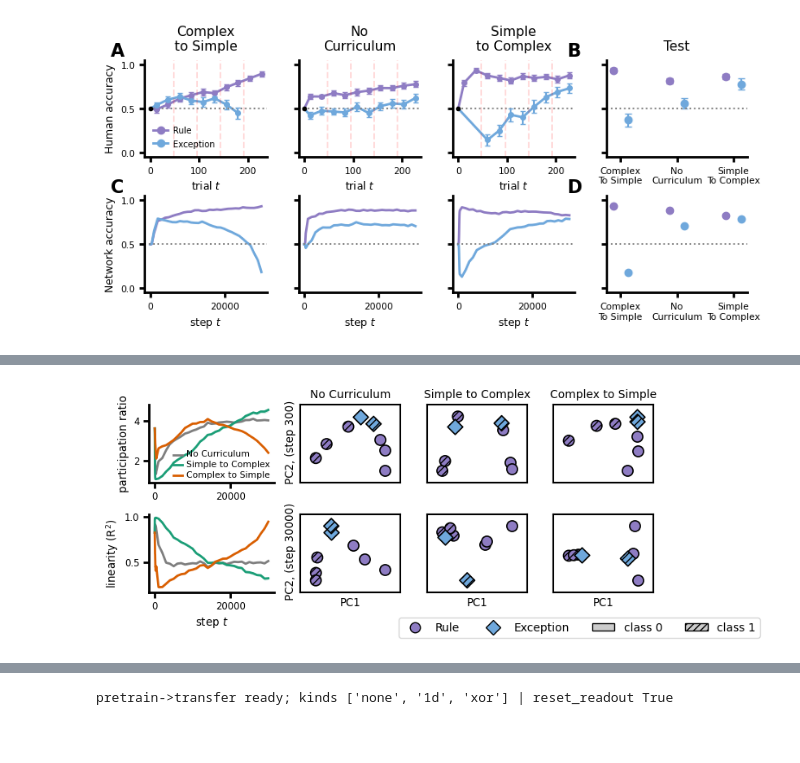
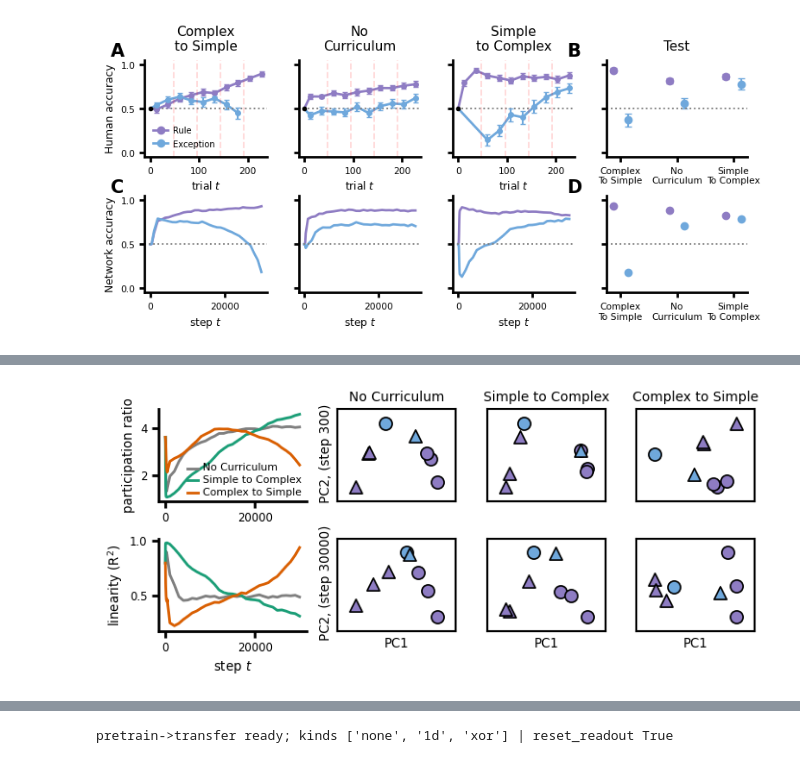
Before and after one commit to licezhang/curriculum_unlearning, a Jupyter notebook: modelling/blob_analysis_stripped.ipynb, the cells around one changed output, grey strips where cells are left out. Cells and saved outputs as stored; diff of their text form; code cells hidden in the pictures; blank space fills up the shorter version.

```diff
--- a/modelling/blob_analysis_stripped.ipynb
+++ b/modelling/blob_analysis_stripped.ipynb
@@ -597,8 +597,8 @@ plt.tight_layout(); plt.show()
 [figure]
 # %%
 from blob_training import spectrum_for_pr, random_init_state
-PR_VALUES = [1.0, 1.1, 1.2, 1.25, 1.5, 1.75, 2.0, 2.5, 3.0]
-
+# PR_VALUES = [1.0, 1.1, 1.2, 1.25, 1.5, 1.75, 2.0, 2.5, 3.0]
+PR_VALUES = np.logspace(0, np.log10(3.0), 15)   # 20 values from 1.0 to 3.0 (log-spaced)
 cmap = plt.cm.viridis(np.linspace(0.05, 0.9, len(PR_VALUES)))
 Wf = random_init_state(400, FIG_HIDDEN, FIG_INIT, 0.01, False,
                        torch.Generator(device=DEVICE).manual_seed(0), DEVICE)['W0']
@@ -629,6 +629,6 @@ plt.tight_layout(); plt.show()
 # %%
-STEP_VALUES = [1500, 2000, 2500, 3000, 5000, 10000]   # rows; each needs its OWN run (see note)
-
+STEP_VALUES = [1500, 2500]   # rows; each needs its OWN run (see note)
+FIG_SEEDS  = 100         # more = tighter SEM bands (slower)
 pr_step_runs = {}
 for T in STEP_VALUES:
     for p in PR_VALUES:
@@ -989,9 +1095,8 @@ def scatter_pca(ax, proj):
             msk = (is_p == is_exc) & (labels == cls)
             if msk.sum() == 0:
                 continue
-            ax.scatter(proj[msk, 0], proj[msk, 1], s=90, marker='D' if is_exc else 'o',
-                       facecolor=stimColors['Exception' if is_exc else 'Rule'], edgecolor='k',
-                       hatch='////' if cls == 1 else None, linewidths=1.2)
+            ax.scatter(proj[msk, 0], proj[msk, 1], s=90, marker='^' if cls == 1 else 'o',
+                       facecolor=stimColors['Exception' if is_exc else 'Rule'], edgecolor='k', linewidths=1.2)
     format_axis(ax, 1, FONT_SCALE)
     for sp in ax.spines.values():                        # full frame
         sp.set_visible(True); sp.set_linewidth(1.5)
@@ -1018,32 +1123,32 @@ for col, cond in enumerate(PCA_CONDS):
     for row, tstep in enumerate(PCA_ROWS_STEPS):
         snap = min(d['snapshots'], key=lambda s: abs(s - tstep))
         reps = d['rep_snapshots'][snap][ci, 0]                 # (8, H), seed 0
         m = reps.mean(0, keepdims=True)
         _, _, vt = np.linalg.svd(reps - m, full_matrices=False)
         proj = (reps - m) @ vt[:2].T
         ax = fig.add_subplot(gs[row, 1 + col])
         scatter_pca(ax, proj)
         if row == 0:
             ax.set_title(condLabel[cond], fontsize=10)
         if row == len(PCA_ROWS_STEPS) - 1:
             ax.set_xlabel('PC1')
         if col == 0:
             ax.set_ylabel(f' PC2, (step {snap})')
         # increase the spine width for the PCA panels
         for sp in ax.spines.values():
             sp.set_linewidth(1.5)
         ax.set_xticks([]); ax.set_yticks([])
 
 
 # --- legend for the point encoding (below everything) ---
 handles = [Line2D([], [], marker='o', color='w', markerfacecolor=stimColors['Rule'], markeredgecolor='k', markersize=9, label='Rule'),
            Line2D([], [], marker='D', color='w', markerfacecolor=stimColors['Exception'], markeredgecolor='k', markersize=9, label='Exception'),
            Patch(facecolor='#cccccc', edgecolor='k', label='class 0'),
            Patch(facecolor='#cccccc', edgecolor='k', hatch='////', label='class 1')]
-fig.legend(handles=handles, loc='lower left', bbox_to_anchor=(0.5, -0.1), ncol=4, frameon=True, fontsize=10)
+# fig.legend(handles=handles, loc='lower left', bbox_to_anchor=(0.5, -0.1), ncol=4, frameon=True, fontsize=10)
 
 plt.tight_layout()
 # fig.savefig('figure_mechanism.svg', bbox_inches='tight')
 plt.show()
 # %% [output]
-[figure, old version]
+[figure, new version]
```
Also changed, not shown: parts of 20 cells of this notebook.
